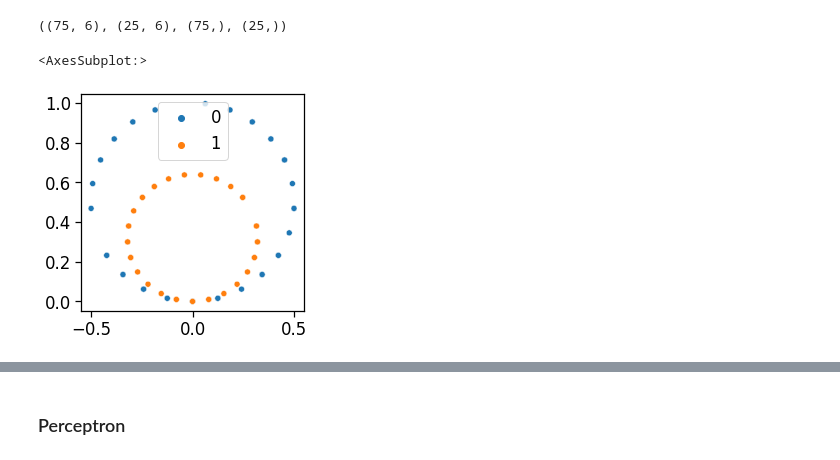
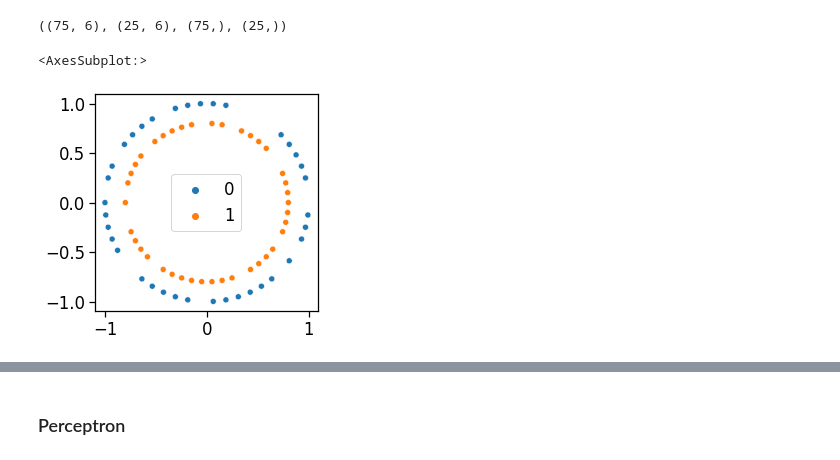
Before and after one commit to ananddotiyer/IIT-M, a Jupyter notebook: MLT/Week4.ipynb, the cells around one changed output, grey strips where cells are left out. Cells and saved outputs as stored; diff of their text form; code cells hidden in the pictures.

Commit message:
visualize_model changed

```diff
--- a/MLT/Week4.ipynb
+++ b/MLT/Week4.ipynb
@@ -369,10 +369,10 @@ y_train_trans = LabelTransformer().encode(y_train)
 y_test_trans = LabelTransformer().encode(y_test)
 # %%
 f = plt.figure(figsize=(4,4))
-sns.scatterplot(data=x_train, x=x_train[:,-2], y=x_train[:,-1], hue=y_train)
+sns.scatterplot(data=x_train, x=x_train[:,1], y=x_train[:,2], hue=y_train)
 # %% [output]
 <AxesSubplot:>
-[figure, old version]
+[figure, new version]
 # %%
 lsc = LeastSquareClassification()
 lsc.fit(x_train, y_train_trans, reg_rate=0)
```
Also changed, not shown: parts of 22 cells of this notebook.
